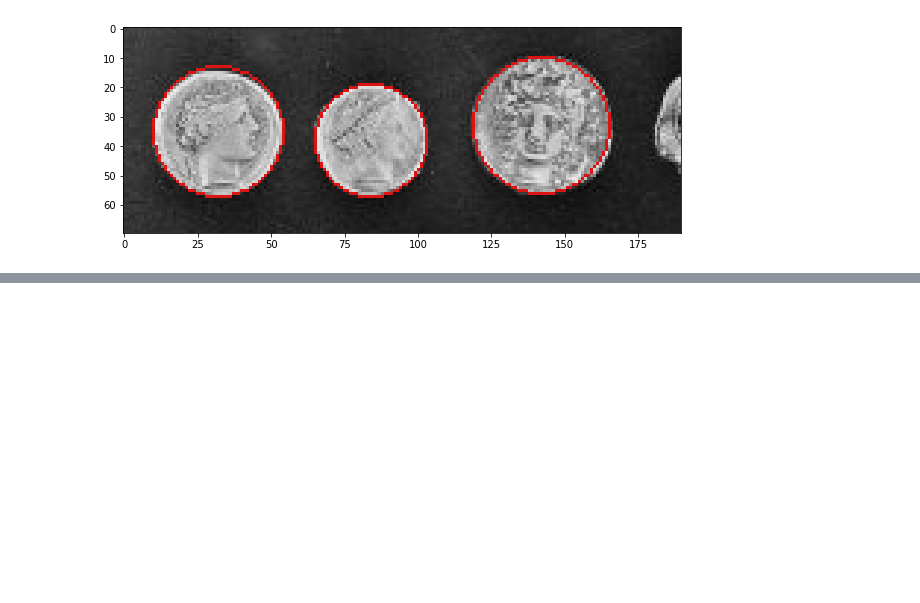
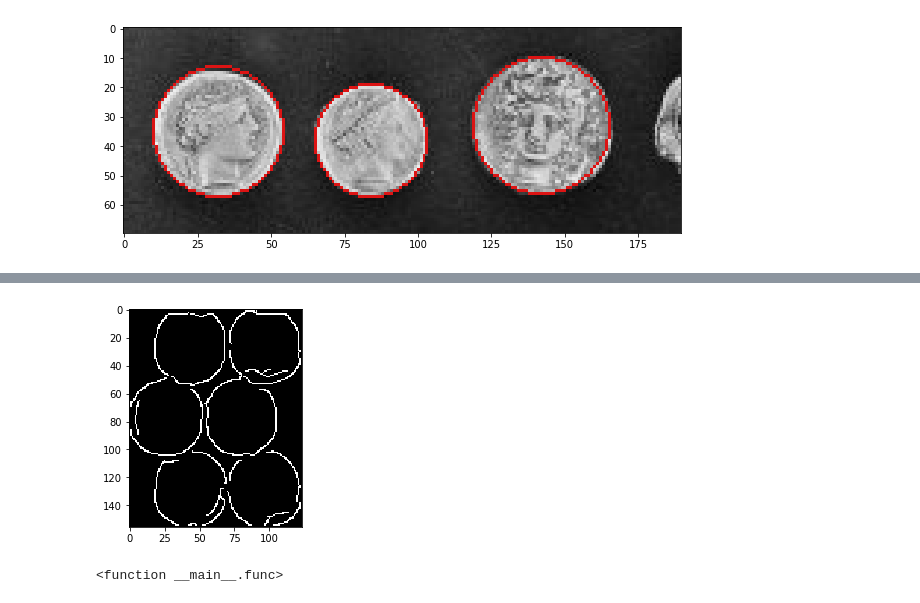
Before and after one commit to snail123815/IMG_scripts, a Jupyter notebook: skimage.ipynb, the cells around one changed output, grey strips where cells are left out. Cells and saved outputs as stored; diff of their text form; code cells hidden in the pictures; blank space fills up the shorter version.

```diff
--- a/skimage.ipynb
+++ b/skimage.ipynb
@@ -42,0 +80,33 @@ plt.show()
+# %%
+from skimage import io, color, img_as_ubyte
+from skimage.feature import canny
+from skimage.transform import hough_ellipse
+from skimage.draw import ellipse_perimeter
+
+edges = canny(resized_image, sigma = 2)
+
+fig, ax = plt.subplots(1,1)
+ax.imshow(edges, cmap = 'gray', interpolation = 'nearest')
+plt.show()
+# %% [output]
+[figure, added]
+# %%
+import time
+import ipywidgets
+from skimage.morphology import binary_closing, disk, erosion
+
+
+def func(a, threshold):
+    t0 = time.time()
+    closing = binary_closing(resized_image>threshold, disk(a))
+    plt.imshow(closing, cmap = 'gray')
+    plt.show()
+    erosed = erosion(np.invert(closing))
+    plt.imshow(erosed, cmap = 'gray')
+    plt.show()
+    t1 = time.time()
+    print(t1-t0)
+
+ipywidgets.interact(func, a = 5, threshold = 0.32)
+# %% [output]
+<function __main__.func>
```
Also changed, not shown: parts of 6 cells of this notebook, 1 other file.
